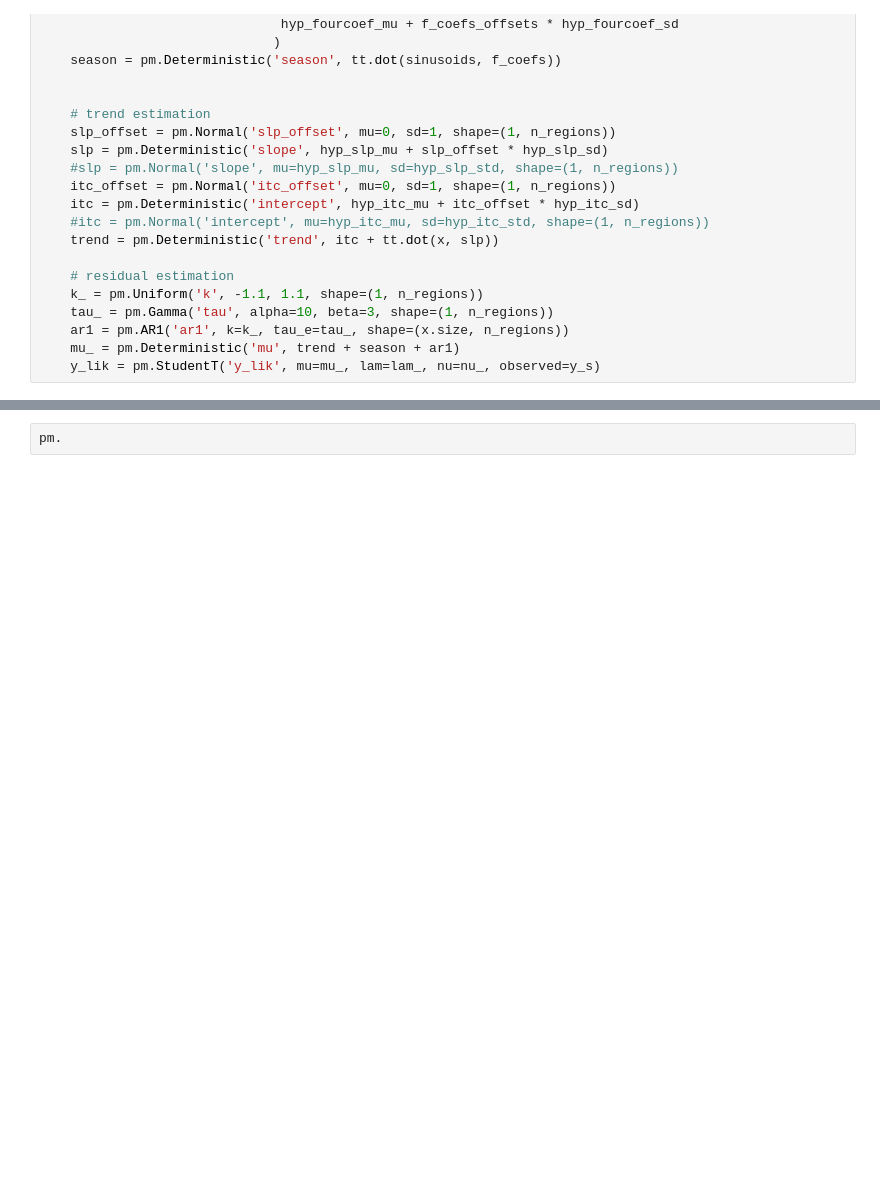
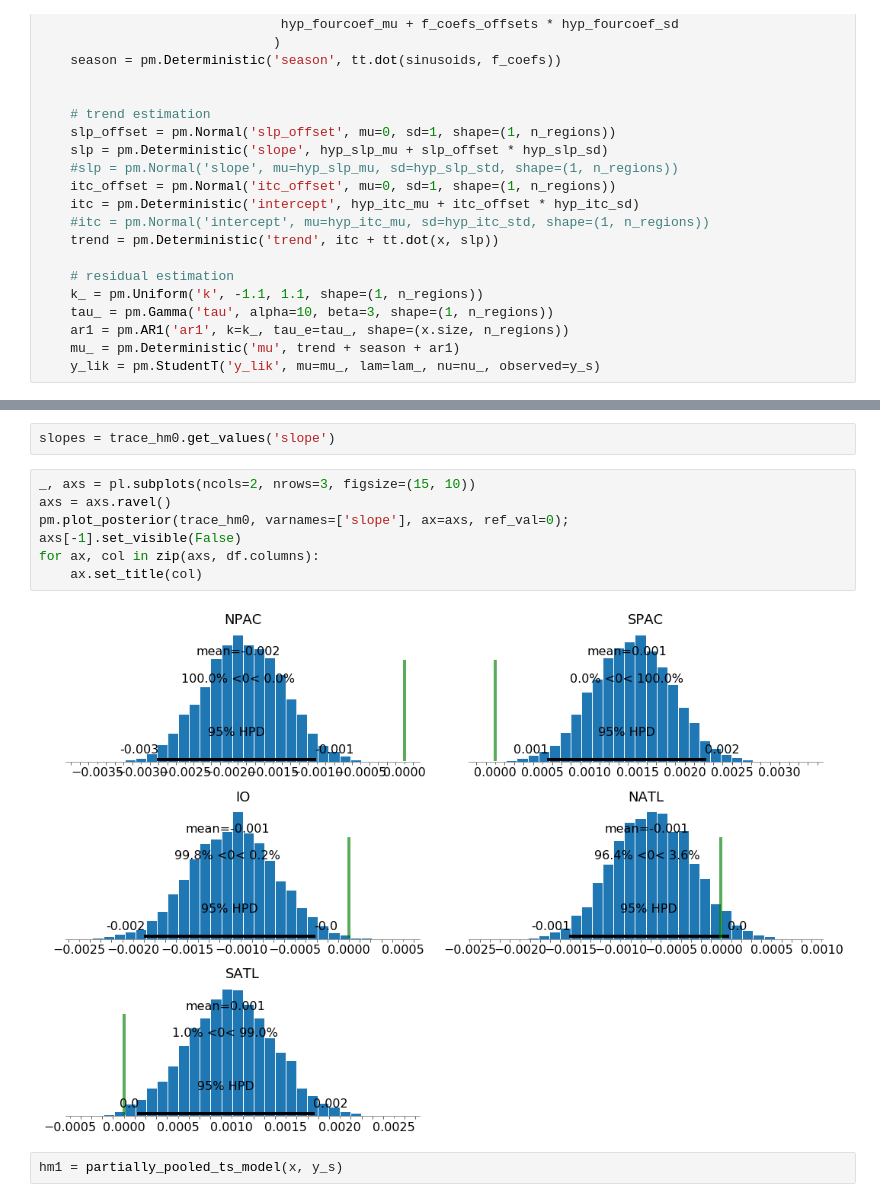
Before and after one commit to madHatter106/GyresTimeSeries, a Jupyter notebook: Gyres-2-time_series_model.ipynb, the cells around one changed output, grey strips where cells are left out. Drawn from its saved outputs; the diff is of its cells as text; blank space fills up the shorter version.

```diff
--- a/Gyres-2-time_series_model.ipynb
+++ b/Gyres-2-time_series_model.ipynb
@@ -340,2 +362,13 @@ array([[<matplotlib.axes._subplots.AxesSubplot object at 0x...>,
-# %%
-pm.
+# %%
+slopes = trace_hm0.get_values('slope')
+# %%
+_, axs = pl.subplots(ncols=2, nrows=3, figsize=(15, 10))
+axs = axs.ravel()
+pm.plot_posterior(trace_hm0, varnames=['slope'], ax=axs, ref_val=0);
+axs[-1].set_visible(False)
+for ax, col in zip(axs, df.columns):
+    ax.set_title(col)
+# %% [output]
+[figure, added]
+# %%
+hm1 = partially_pooled_ts_model(x, y_s)
```
Also changed, not shown: parts of 21 cells of this notebook.
